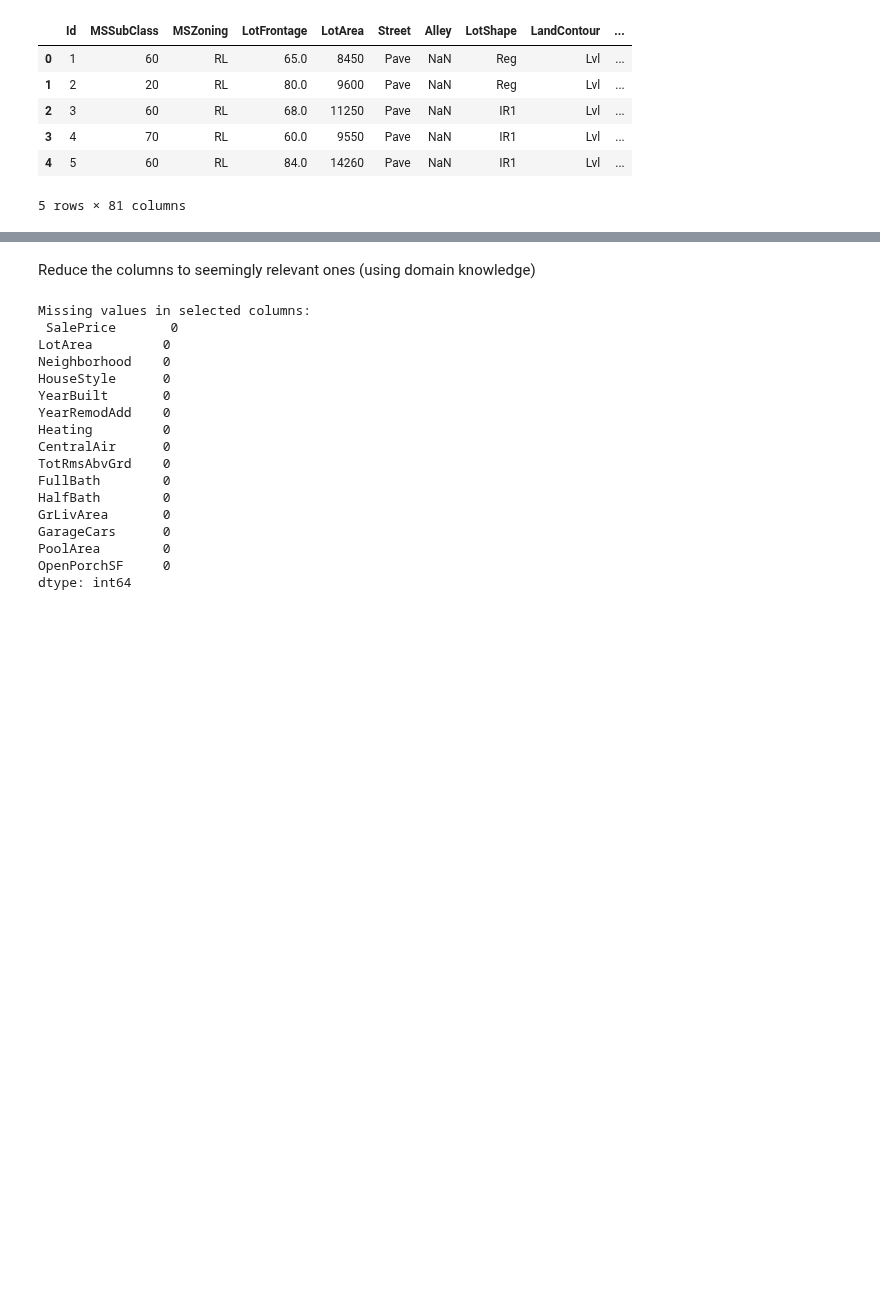
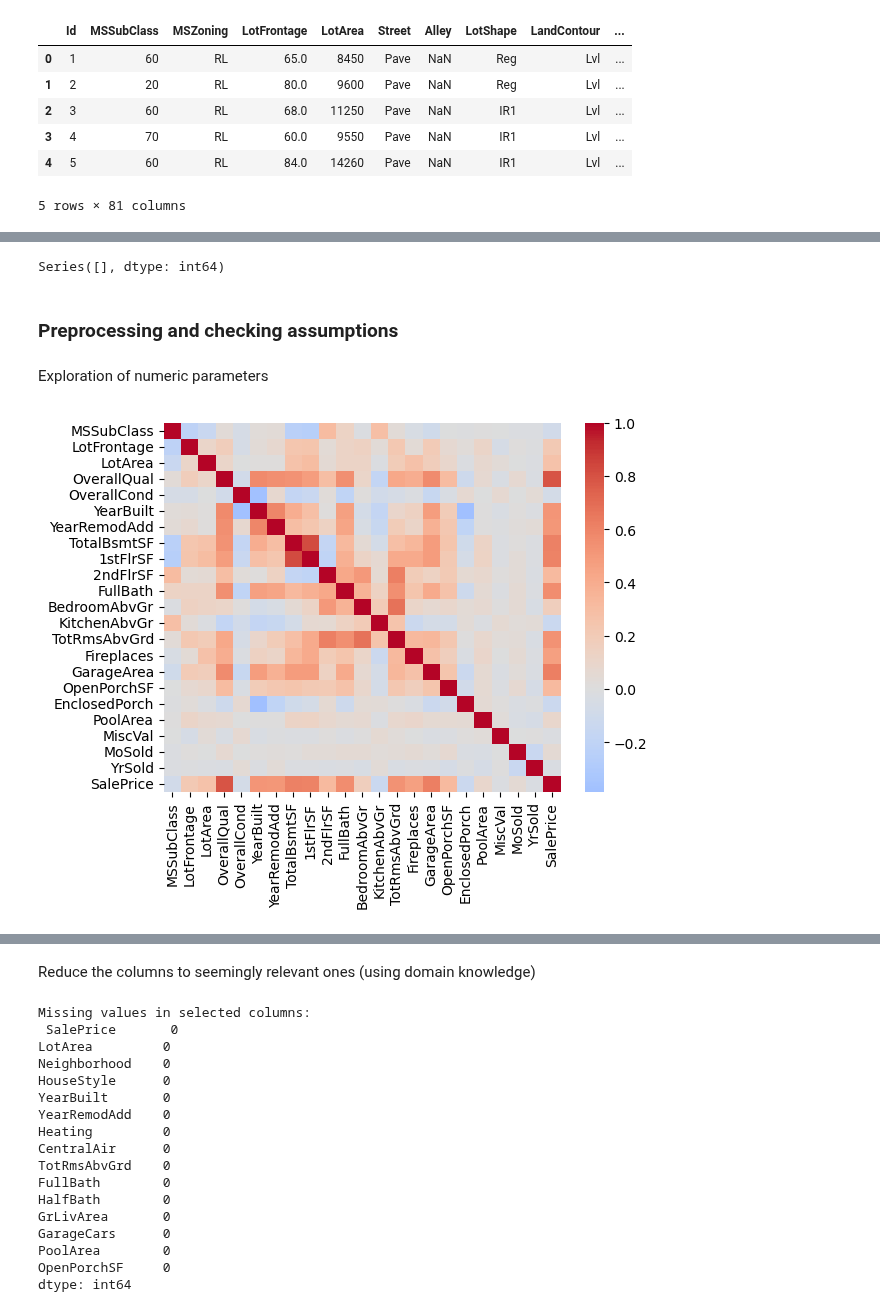
Before and after one commit to kellymegan/ASDA_2025_Group_2_Portfolio_, a Jupyter notebook: notebooks/week_09_group_2_notebook.ipynb, the cells around one changed output, grey strips where cells are left out. Cells and saved outputs as stored; diff of their text form; code cells hidden in the pictures; blank space fills up the shorter version.

```diff
--- a/notebooks/week_09_group_2_notebook.ipynb
+++ b/notebooks/week_09_group_2_notebook.ipynb
@@ -38,0 +41,2 @@ data.head(5)
+# %%
+df = pd.read_csv("../../housing.csv")
@@ -38,0 +63,5 @@ data.head(5)
+# %%
+df['LotFrontage'] = df['LotFrontage'].fillna(0)
+num_missing = df[num_cols].isna().sum()
+num_missing = num_missing[num_missing > 0]  # filter only those with NA
+print(num_missing)
@@ -38,0 +85,13 @@ data.head(5)
+# %%
+df['BsmtCond'] = df['BsmtCond'].fillna("NoBasement")
+df['Electrical'] = df['Electrical'].fillna("NoElectricity")
+df['GarageType'] = df['GarageType'].fillna("NoGarage")
+df['GarageQual'] = df['GarageQual'].fillna("NoGarage")
+df['Fence'] = df['Fence'].fillna("NoFence")
+cat_missing = df[cat_cols].isna().sum()
+cat_missing = cat_missing[cat_missing > 0]
+print(cat_missing)
+# %% [output]
+Series([], dtype: int64)
+# %% [markdown]
+### Preprocessing and checking assumptions
@@ -38,0 +121,14 @@ data.head(5)
+# %%
+# divide into numeric and categoric
+num_cols = df.select_dtypes(include='number').columns
+cat_cols = df.select_dtypes(include=['object', 'category']).columns
+# %% [markdown]
+Exploration of numeric parameters
+# %%
+# Exploration of numeric with a correlation heatmap
+
+corr = df[num_cols].corr()
+sns.heatmap(corr, cmap='coolwarm', center=0)
+plt.show()
+# %% [output]
+[figure, added]
```
Also changed, not shown: parts of 35 cells of this notebook.
